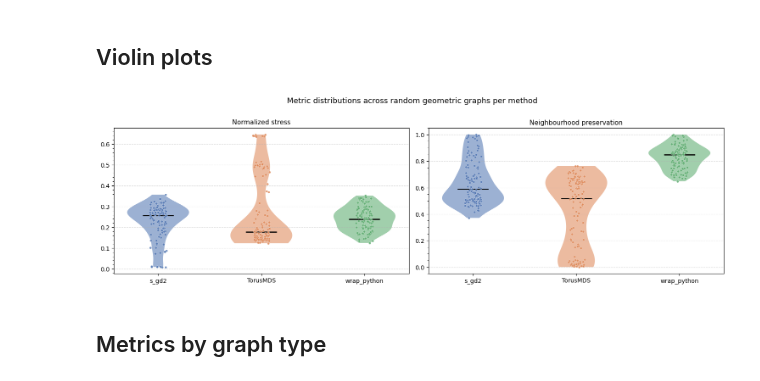
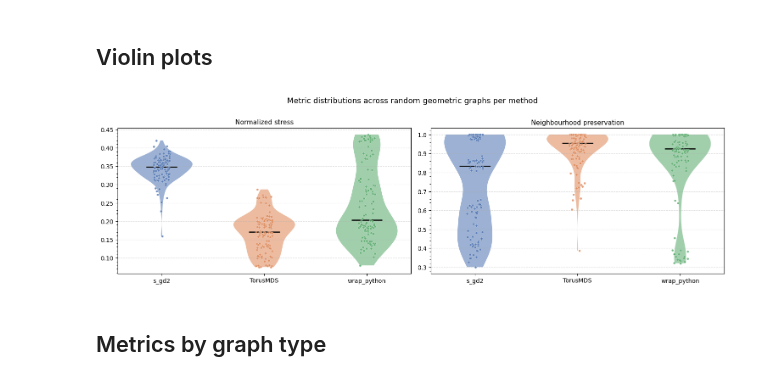
Before and after one commit to JacobLMiller/torus-mds, a Jupyter notebook: verification_experiments/grg_results.ipynb, the cells around one changed output. Cells and saved outputs as stored; diff of their text form; code cells hidden in the pictures.

```diff
--- a/verification_experiments/grg_results.ipynb
+++ b/verification_experiments/grg_results.ipynb
@@ -50,40 +50,40 @@ wrap_python euclidean   0.1880    0.9173
 rng = np.random.default_rng(0)
 
 fig, axes = plt.subplots(1, 2, figsize=(15, 4.5))
-graph_type = "spherical"
+graph_type = "euclidean"
 
 for ax, metric in zip(axes, METRICS):
     parts = ax.violinplot(
-        [data[m][data[m]['graph_type'] == 'toroidal'][metric].dropna().values for m in METHODS],
+        [data[m][data[m]['graph_type'] == graph_type][metric].dropna().values for m in METHODS],
         positions=range(len(METHODS)),
         widths=0.6,
         showmedians=True,
         showextrema=False,
     )
     for pc, m in zip(parts['bodies'], METHODS):
         pc.set_facecolor(COLORS[m])
         pc.set_alpha(0.55)
     parts['cmedians'].set_color('black')
     parts['cmedians'].set_linewidth(1.8)
 
     for xi, m in enumerate(METHODS):
-        vals = data[m][data[m]['graph_type'] == 'toroidal'][metric].dropna().values
+        vals = data[m][data[m]['graph_type'] == graph_type][metric].dropna().values
         jitter = rng.uniform(-0.08, 0.08, size=len(vals))
         ax.scatter(xi + jitter, vals, s=14, color=COLORS[m],
                    edgecolors='white', linewidths=0.3, zorder=3, alpha=0.8)
 
     ax.set_xticks(range(len(METHODS)))
     ax.set_xticklabels(METHODS, fontsize=10)
     ax.set_title(LABELS[metric], fontsize=11)
     ax.yaxis.set_minor_locator(mticker.AutoMinorLocator())
     ax.grid(axis='y', which='major', linestyle='--', alpha=0.4)
 
 fig.suptitle('Metric distributions across random geometric graphs per method', fontsize=13, y=1.01)
 fig.tight_layout()
 plt.savefig('./results/grg_distributions.png', dpi=150, bbox_inches='tight')
 plt.show()
 # %% [output]
-[figure, old version]
+[figure, new version]
 # %% [markdown]
 ## Metrics by graph type
 # %%
```
Also changed, not shown: 4 other files.
